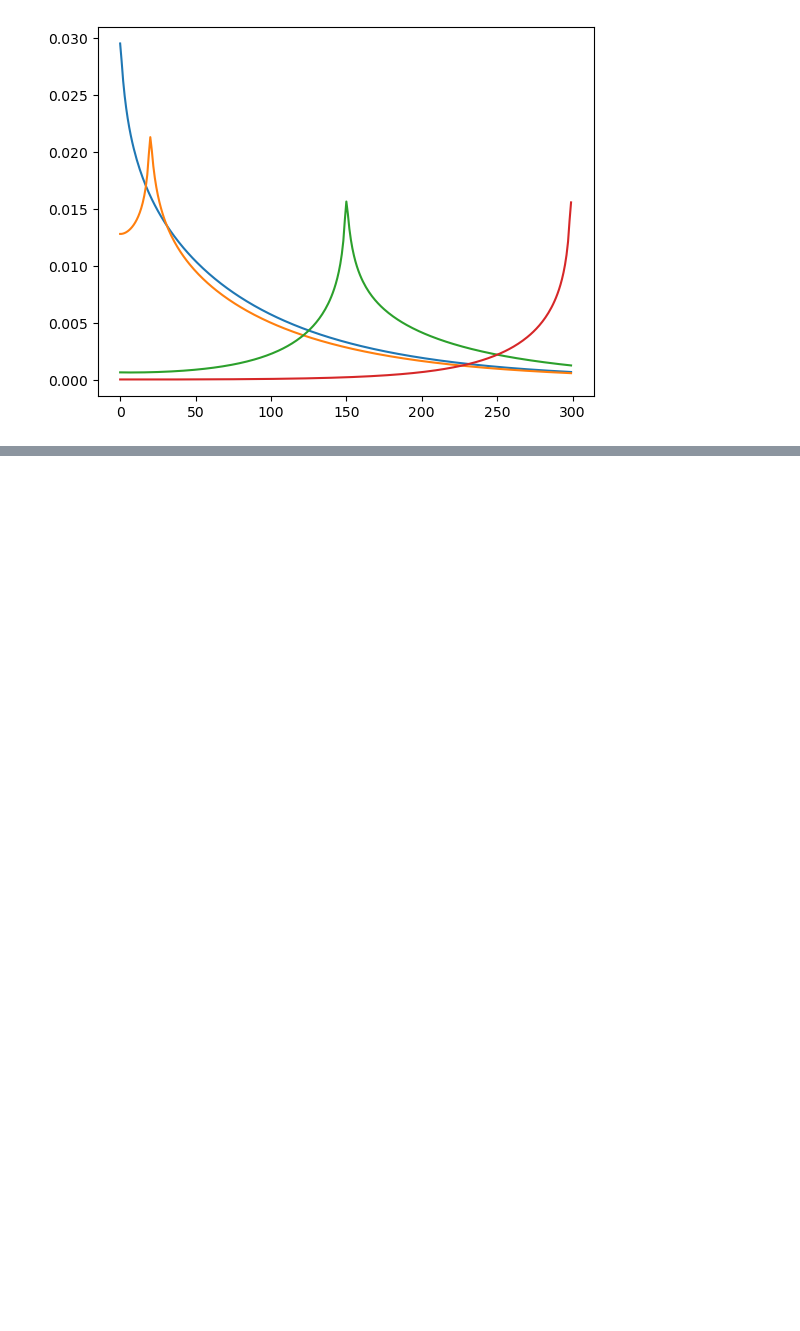
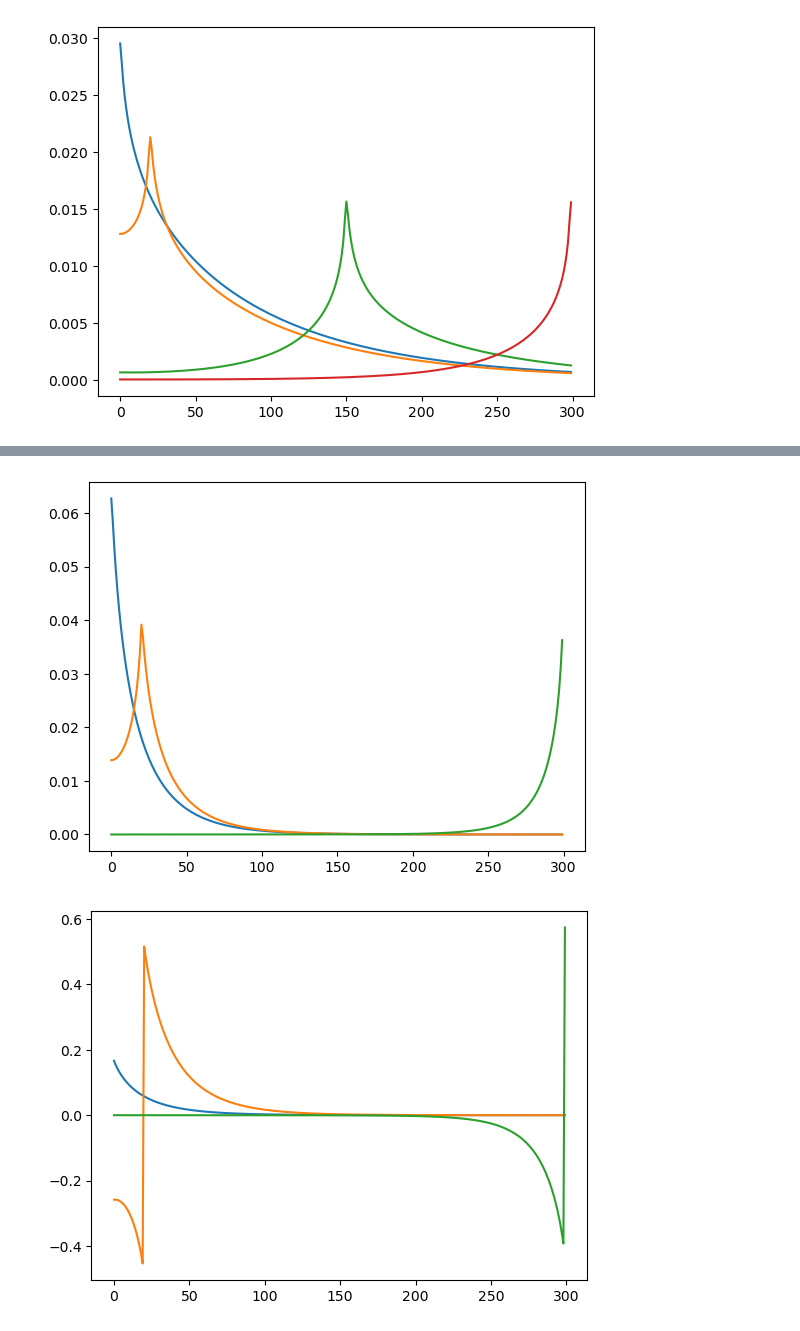
Before and after one commit to AMonninger/REMARK-ECB, a Jupyter notebook: code/python/IndShockConsumerType_DiscRate-12_15_2022.ipynb, the cells around one changed output, grey strips where cells are left out. Cells and saved outputs as stored; diff of their text form; code cells hidden in the pictures; blank space fills up the shorter version.

```diff
--- a/code/python/IndShockConsumerType_DiscRate-12_15_2022.ipynb
+++ b/code/python/IndShockConsumerType_DiscRate-12_15_2022.ipynb
@@ -897,0 +581,6 @@ annual_MPC Employed  0.22933439355012275
+# %%
+cstwMPC_calibrated_parameters['DiscFac'] = DiscFac_dstn[3]
+Agent_4 = IndShockConsumerType(**cstwMPC_calibrated_parameters, verbose = True)
+Agent_4.compute_steady_state()
+CJAC_labor_4, AJAC_labor_4 = Agent_4.calc_jacobian('labor',T)
+CJAC_Rfree_4, AJAC_Rfree_4 = Agent_4.calc_jacobian('Rfree',T)
@@ -897,0 +598,12 @@ annual_MPC Employed  0.22933439355012275
+# %%
+plt.plot(CJAC_labor_4.T[0])
+plt.plot(CJAC_labor_4.T[20])
+plt.plot(CJAC_labor_4.T[-1])
+plt.show()
+plt.plot(CJAC_Rfree_4.T[0])
+plt.plot(CJAC_Rfree_4.T[20])
+plt.plot(CJAC_Rfree_4.T[-1])
+plt.show()
+# %% [output]
+[figure, added]
+[figure, added]
```
Also changed, not shown: parts of 82 cells of this notebook, 29 other files.
